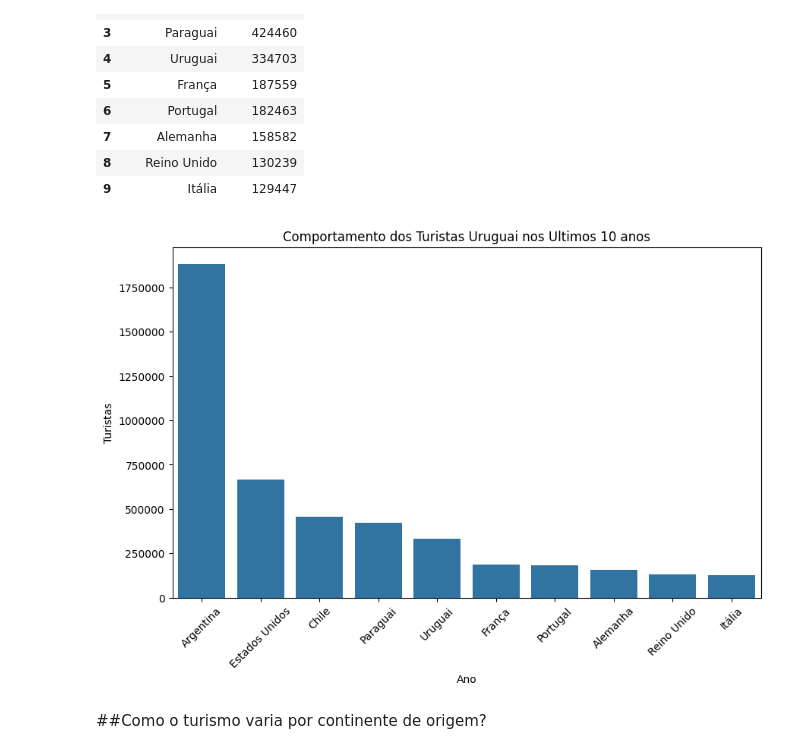
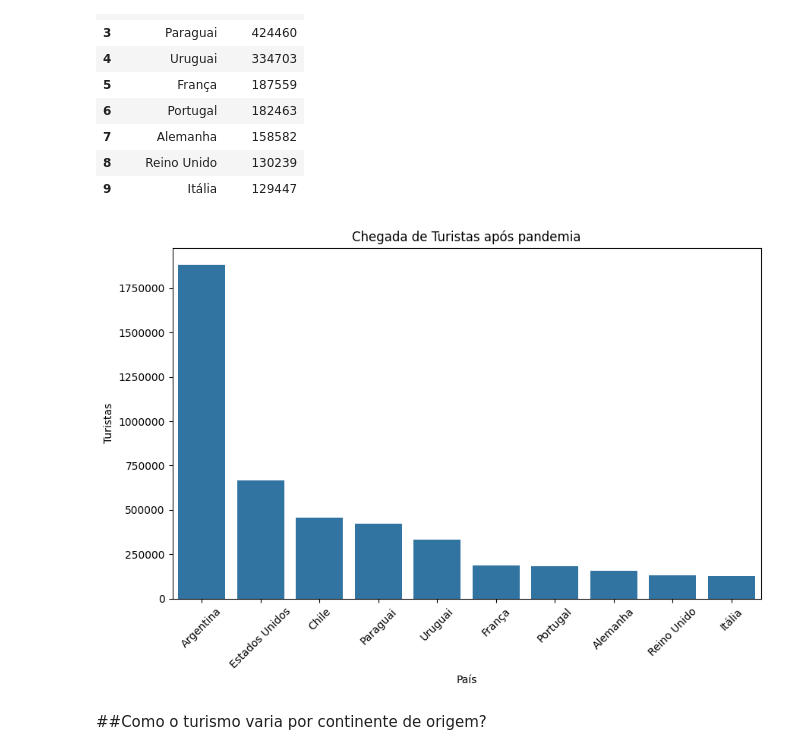
Before and after one commit to MatheusSantos3/Analise_Imigracao_Brasil, a Jupyter notebook: Análise_Turismo_Brasil.ipynb, the cells around one changed output. Cells and saved outputs as stored; diff of their text form; code cells hidden in the pictures.

```diff
--- a/Análise_Turismo_Brasil.ipynb
+++ b/Análise_Turismo_Brasil.ipynb
@@ -20,3 +18,5 @@ df = pd.read_csv('/content/imigrantes.csv')
+# %%
+df = pd.read_csv('https://raw.githubusercontent.com/MatheusSantos3/Analise_Turistas_Interncionais-/main/Chegada_Turistas.csv')
 # %%
 #Verificar tamanho do dataset
 df.shape
@@ -318,14 +319,14 @@ soma_ult_ano
 # %%
 plt.figure(figsize=(10,6))
 plt.ticklabel_format(style='plain', axis='y')
 sns.barplot(data=soma_ult_ano, x='País', y='Chegadas')
-plt.title('Comportamento dos Turistas Uruguai nos Ultimos 10 anos')
+plt.title('Chegada de Turistas após pandemia')
 plt.xticks(rotation=45)
-plt.xlabel('Ano')
+plt.xlabel('País')
 plt.ylabel('Turistas')
 plt.show()
 # %% [output]
-[figure, old version]
+[figure, new version]
 # %% [markdown]
 ##Como o turismo varia por continente de origem?
 # %%
```
Also changed, not shown: parts of 7 cells of this notebook.
